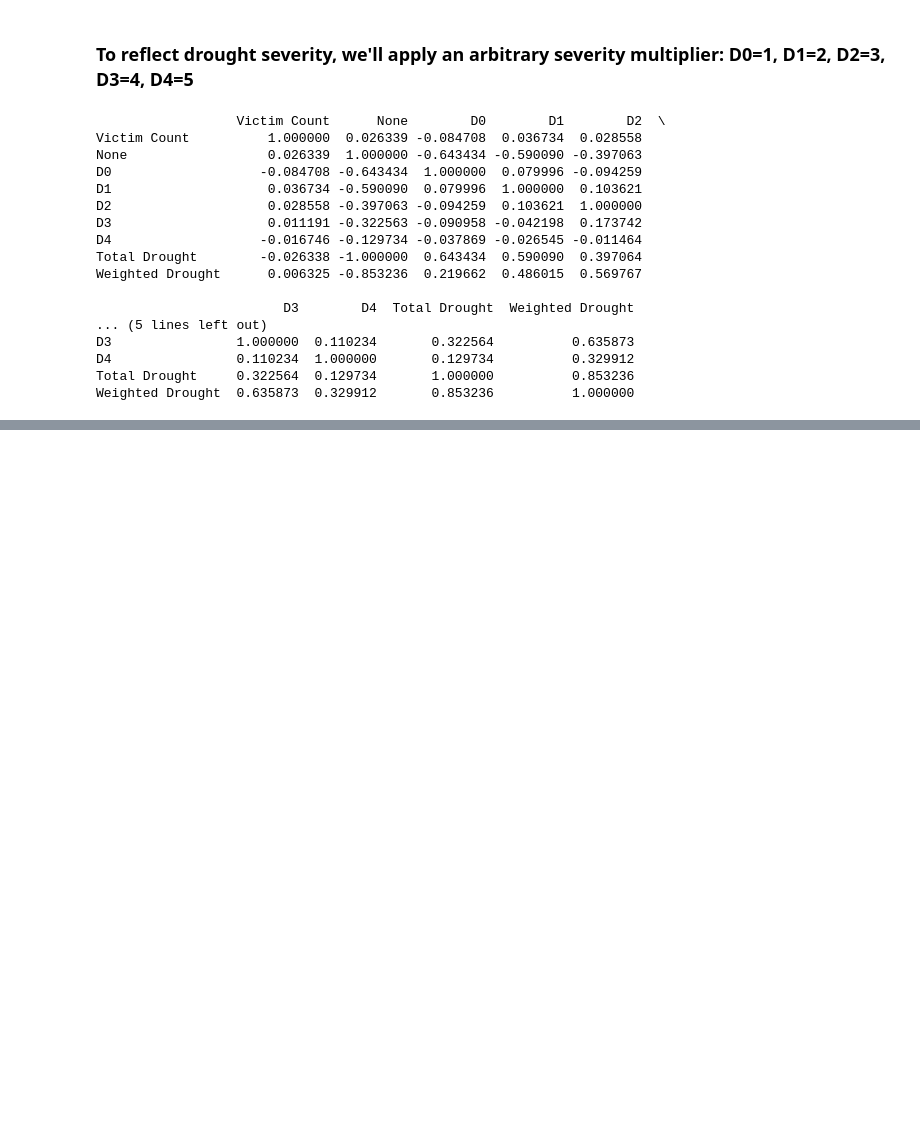
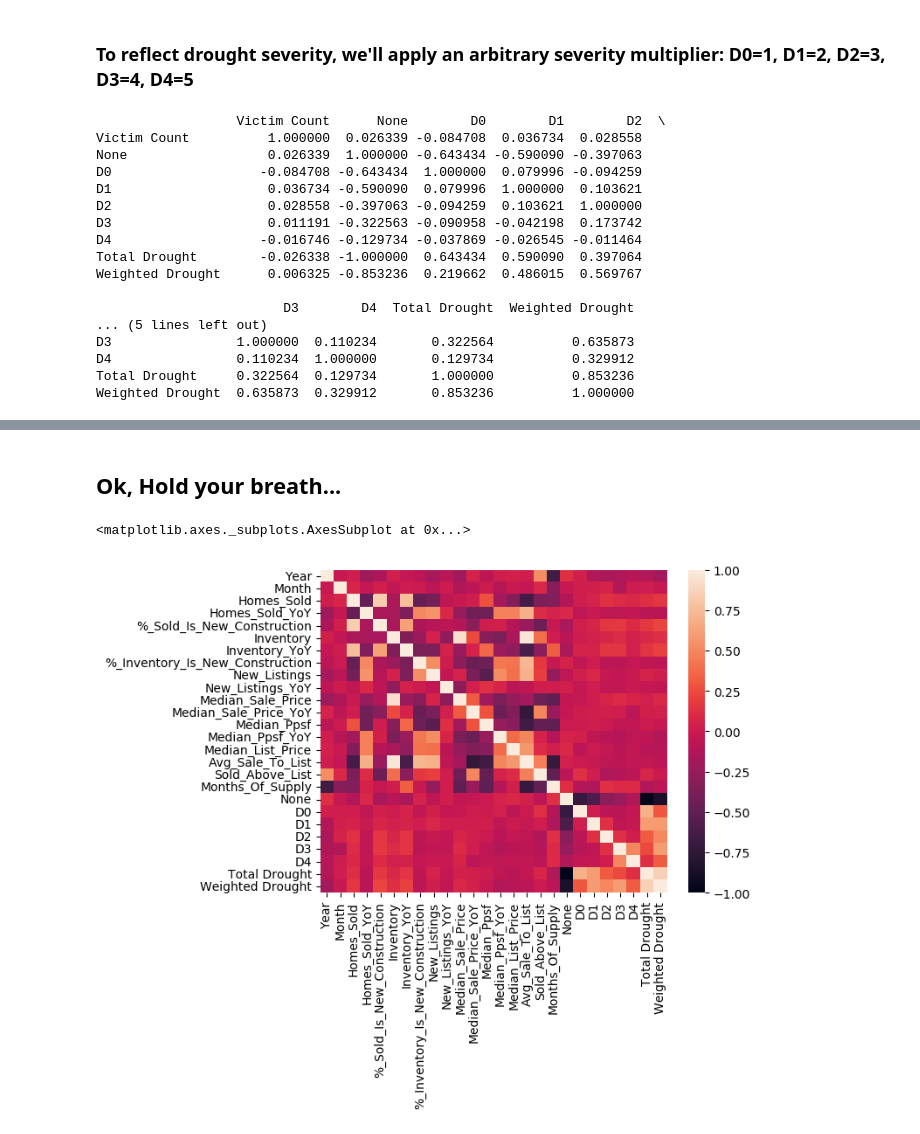
Before and after one commit to Marcus-Sarcina/p1_awesomeness, a Jupyter notebook: combined_analysis/analysis.ipynb, the cells around one changed output, grey strips where cells are left out. Cells and saved outputs as stored; diff of their text form; code cells hidden in the pictures; blank space fills up the shorter version.

Commit message:
adding RE data analysis

```diff
--- a/combined_analysis/analysis.ipynb
+++ b/combined_analysis/analysis.ipynb
@@ -75,0 +80,8 @@ by_month.to_pickle('data/by_month.pk1')
+# %%
+re_data = pd.read_pickle('../re_data/data/re_data.pk1')
+# %%
+# Incorporate drought data, add calculated columns
+
+re_data = re_data.merge(dl, left_on=['County', 'Year', 'Month'], right_on=['County', 'Year', 'Month'])
+re_data['Total Drought'] = re_data.D0 + re_data.D1 + re_data.D2 + re_data.D3 + re_data.D4
+re_data['Weighted Drought'] = re_data.D0 + (re_data.D1*2) + (re_data.D2*3) + (re_data.D3*4) + (re_data.D4*5)
@@ -75,0 +111,8 @@ by_month.to_pickle('data/by_month.pk1')
+# %% [markdown]
+## Ok, Hold your breath...
+# %%
+matrix3 = re_data.corr()
+sns.heatmap(matrix3, vmin=-1, vmax=1)
+# %% [output]
+<matplotlib.axes._subplots.AxesSubplot at 0x...>
+[figure, added]
```
Also changed, not shown: parts of 5 cells of this notebook, 1 other file.
